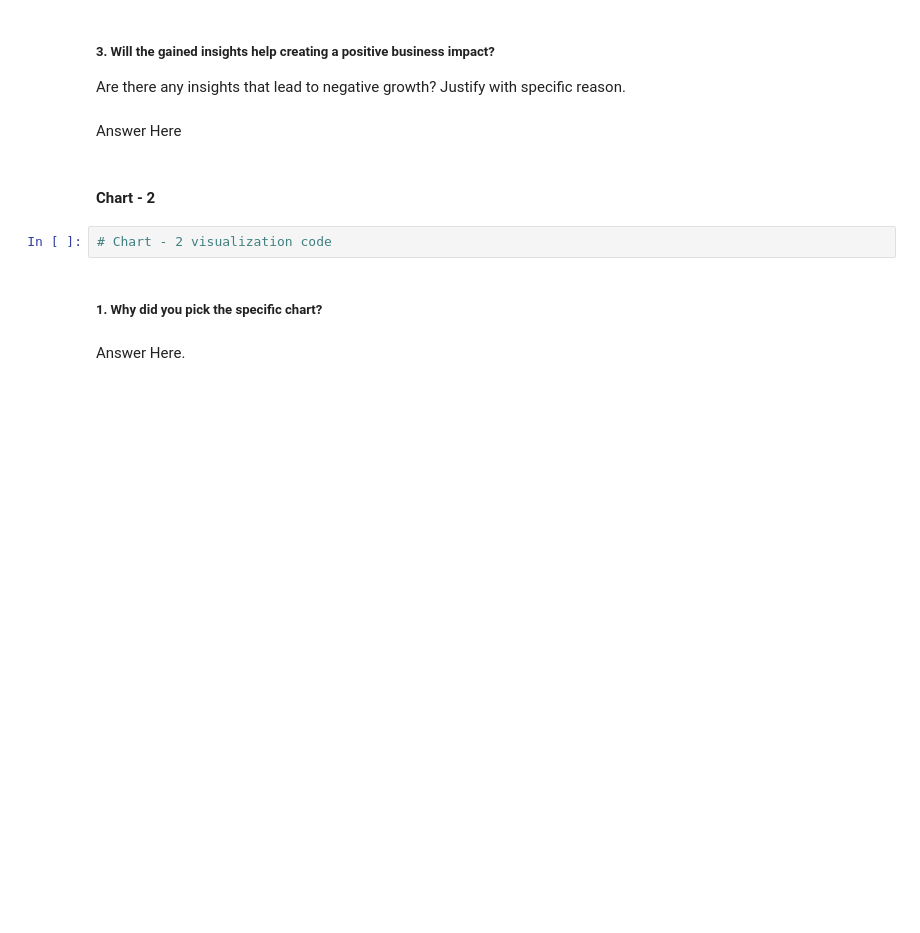
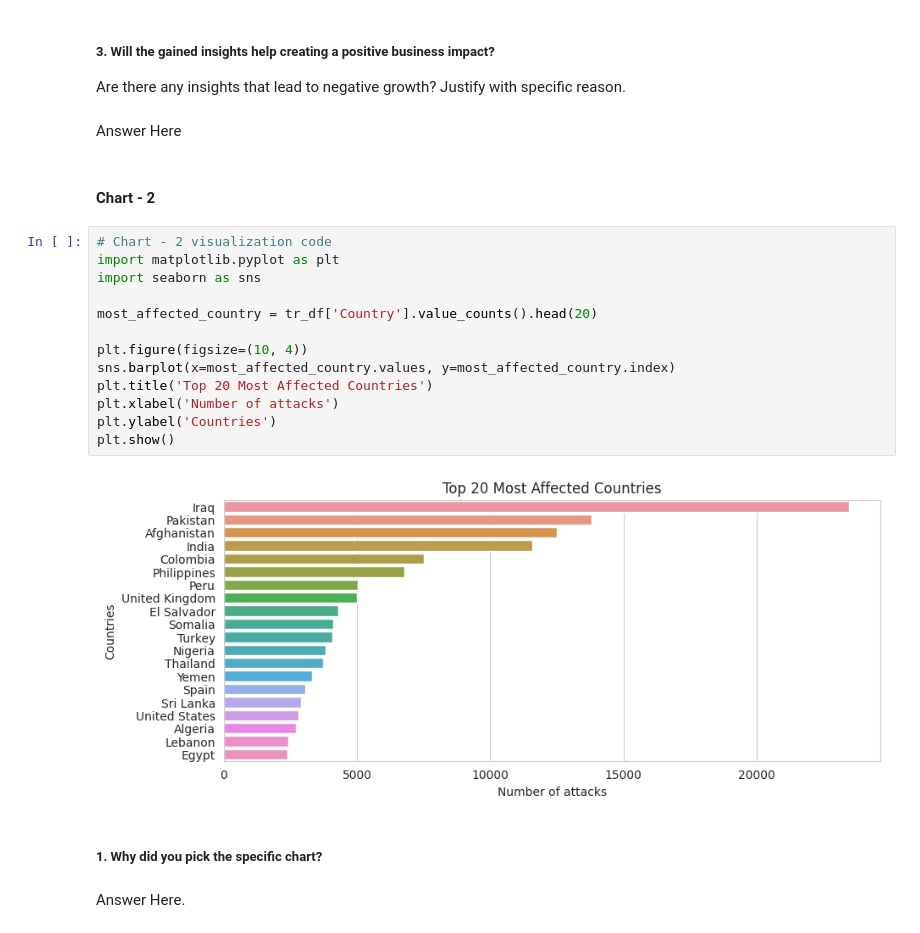
Before and after one commit to vishalrana00007/Global-Terrorism-Database-Capstone-Project, a Jupyter notebook: Global_terrorism_analysis(Capstone_project)Module_2.ipynb, the cells around one changed output. Saved outputs shown, nothing was run; the diff lists cells and outputs as text; blank space fills up the shorter version.

```diff
--- a/Global_terrorism_analysis(Capstone_project)Module_2.ipynb
+++ b/Global_terrorism_analysis(Capstone_project)Module_2.ipynb
@@ -185,8 +377,21 @@ Are there any insights that lead to negative growth? Justify with specific reaso
 Answer Here
 # %% [markdown]
 #### Chart - 2
-# %%
-# Chart - 2 visualization code
+# %%
+# Chart - 2 visualization code
+import matplotlib.pyplot as plt
+import seaborn as sns
+
+most_affected_country = tr_df['Country'].value_counts().head(20)
+
+plt.figure(figsize=(10, 4))
+sns.barplot(x=most_affected_country.values, y=most_affected_country.index)
+plt.title('Top 20 Most Affected Countries')
+plt.xlabel('Number of attacks')
+plt.ylabel('Countries')
+plt.show()
+# %% [output]
+[figure, added]
 # %% [markdown]
 ##### 1. Why did you pick the specific chart?
 # %% [markdown]
```
Also changed, not shown: parts of 26 cells of this notebook.
